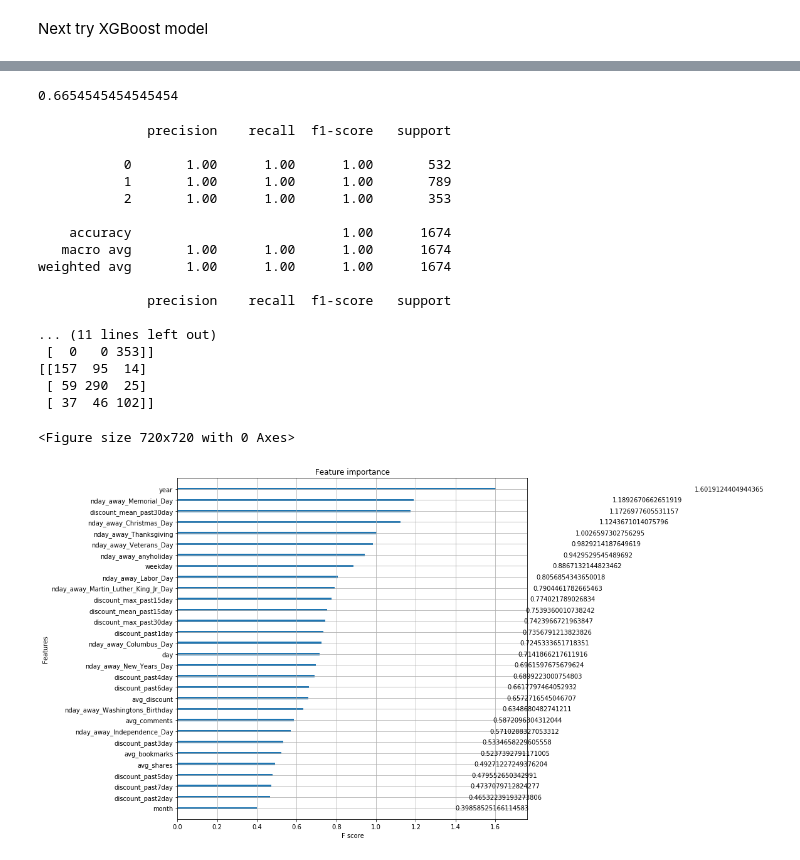
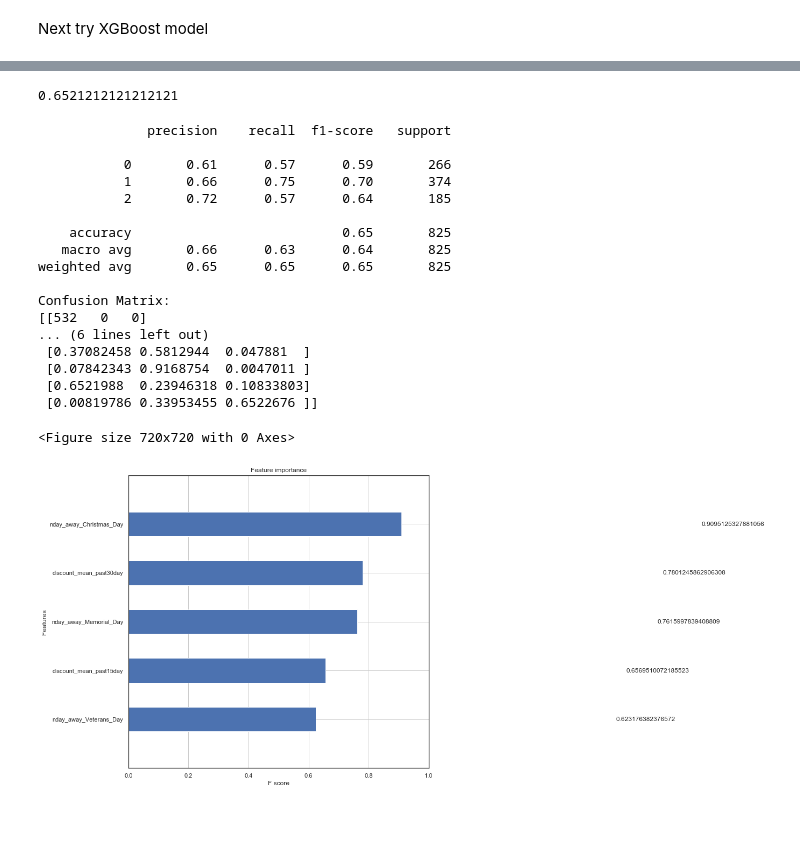
Before and after one commit to layla-li/BigDeal_InsightProject, a Jupyter notebook: Model_multiclass.ipynb, the cells around one changed output, grey strips where cells are left out. Cells and saved outputs as stored; diff of their text form; code cells hidden in the pictures; blank space fills up the shorter version.

```diff
--- a/Model_multiclass.ipynb
+++ b/Model_multiclass.ipynb
@@ -34,7 +54,7 @@ for fname in glob.glob(path):
 # %%
 brand_dict["Carters"].sort_values(by="Date", inplace=True)
-X = brand_dict["Carters"][['avg_comments', 'avg_bookmarks', 'avg_shares',
-       'year', 'month', 'day', 'weekday', 'avg_discount',
+X = brand_dict["Carters"][[
+       'month', 'day', 'weekday', 'avg_discount',
         'discount_past1day', 'discount_past2day',
        'discount_past3day', 'discount_past4day', 'discount_past5day',
        'discount_past6day', 'discount_past7day', 'discount_min_past15day',
@@ -46,3 +66,4 @@ X = brand_dict["Carters"][['avg_comments', 'avg_bookmarks', 'avg_shares',
        'nday_away_Independence_Day', 'nday_away_Labor_Day',
        'nday_away_Washingtons_Birthday', 'nday_away_Thanksgiving',
        'nday_away_Christmas_Day', 'nday_away_anyholiday']]
+print(len(X.columns))
@@ -87,3 +179,12 @@ print(brand_dict["Carters"].loc[condition2a & condition2b, 'Y_avg_discount_3d'].
+# %%
+brand_dict["Carters"]['label'] = 0
+brand_dict["Carters"].loc[brand_dict["Carters"]['Y_avg_discount_3d'] == 20, 'label'] = 1
+brand_dict["Carters"].loc[brand_dict["Carters"]['Y_avg_discount_3d'] == 30, 'label'] = 1
+brand_dict["Carters"].loc[brand_dict["Carters"]['Y_avg_discount_3d'] == 40, 'label'] = 1
+brand_dict["Carters"].loc[brand_dict["Carters"]['Y_avg_discount_3d'] == 50, 'label'] = 1
+brand_dict["Carters"].loc[brand_dict["Carters"]['Y_avg_discount_3d'] == 60, 'label'] = 2
+brand_dict["Carters"].loc[brand_dict["Carters"]['Y_avg_discount_3d'] == 70, 'label'] = 2
+brand_dict["Carters"].loc[brand_dict["Carters"]['Y_avg_discount_3d'] == 80, 'label'] = 2
 # %%
 y = brand_dict["Carters"]['label']
 # %%
@@ -276,7 +380,7 @@ XGBClassifier(base_score=0.5, booster='gbtree', colsample_bylevel=1,
 # %%
 xgb = XGBClassifier(base_score=0.5, booster='gbtree', colsample_bylevel=1,
               colsample_bynode=1, colsample_bytree=1, gamma=0,
-              learning_rate=0.1, max_delta_step=0, max_depth=7,
+              learning_rate=0.1, max_delta_step=0, max_depth=9,
               min_child_weight=1, missing=None, n_estimators=180, n_jobs=1,
               nthread=4, num_class=3, objective='multi:softprob',
               random_state=0, reg_alpha=0, reg_lambda=1, scale_pos_weight=1,
@@ -284,46 +388,46 @@ xgb = XGBClassifier(base_score=0.5, booster='gbtree', colsample_bylevel=1,
 xgb.fit(X_train, np.array(y_train))
 xgb.score(X_test, y_test)
 # %% [output]
-0.6654545454545454
+0.6521212121212121
 # %%
 y_hat_train = xgb.predict(X_train)
 y_hat_test = xgb.predict(X_test)
 cm_train = confusion_matrix(y_train, y_hat_train)
 cm_test = confusion_matrix(y_test, y_hat_test)
 
-print(classification_report(y_train, y_hat_train))
 print(classification_report(y_test, y_hat_test))
 print("Confusion Matrix:")
 print(cm_train)
 print(cm_test)
 
 plt.figure(1)
-y_pred_prob = xgb.predict_proba(X_test)[:, 1]
+y_pred_prob = xgb.predict_proba(X_test) #[:, 1]
+print(y_pred_prob[0:5])
 # %% [output]
               precision    recall  f1-score   support
 
-           0       1.00      1.00      1.00       532
-           1       1.00      1.00      1.00       789
-           2       1.00      1.00      1.00       353
+           0       0.61      0.57      0.59       266
+           1       0.66      0.75      0.70       374
+           2       0.72      0.57      0.64       185
 
-    accuracy                           1.00      1674
-   macro avg       1.00      1.00      1.00      1674
-weighted avg       1.00      1.00      1.00      1674
+    accuracy                           0.65       825
+   macro avg       0.66      0.63      0.64       825
+weighted avg       0.65      0.65      0.65       825
 
-              precision    recall  f1-score   support
-
-... (11 lines left out)
- [  0   0 353]]
-[[157  95  14]
- [ 59 290  25]
- [ 37  46 102]]
+Confusion Matrix:
+[[532   0   0]
+... (6 lines left out)
+ [0.37082458 0.5812944  0.047881  ]
+ [0.07842343 0.9168754  0.0047011 ]
+ [0.6521988  0.23946318 0.10833803]
+ [0.00819786 0.33953455 0.6522676 ]]
 <Figure size 720x720 with 0 Axes>
 # %%
-plot_importance(xgb, importance_type='gain')
+plot_importance(xgb, importance_type='gain', max_num_features=5, title='Feature importance', height=0.5)
 plt.rcParams['figure.figsize'] = [10, 10]
 plt.show()
 # %% [output]
-[figure, old version]
+[figure, new version]
 # %%
 y_hat_lastday = xgb.predict(X_lastday)
 y_hat_lastday
```
Also changed, not shown: parts of 20 cells of this notebook.
